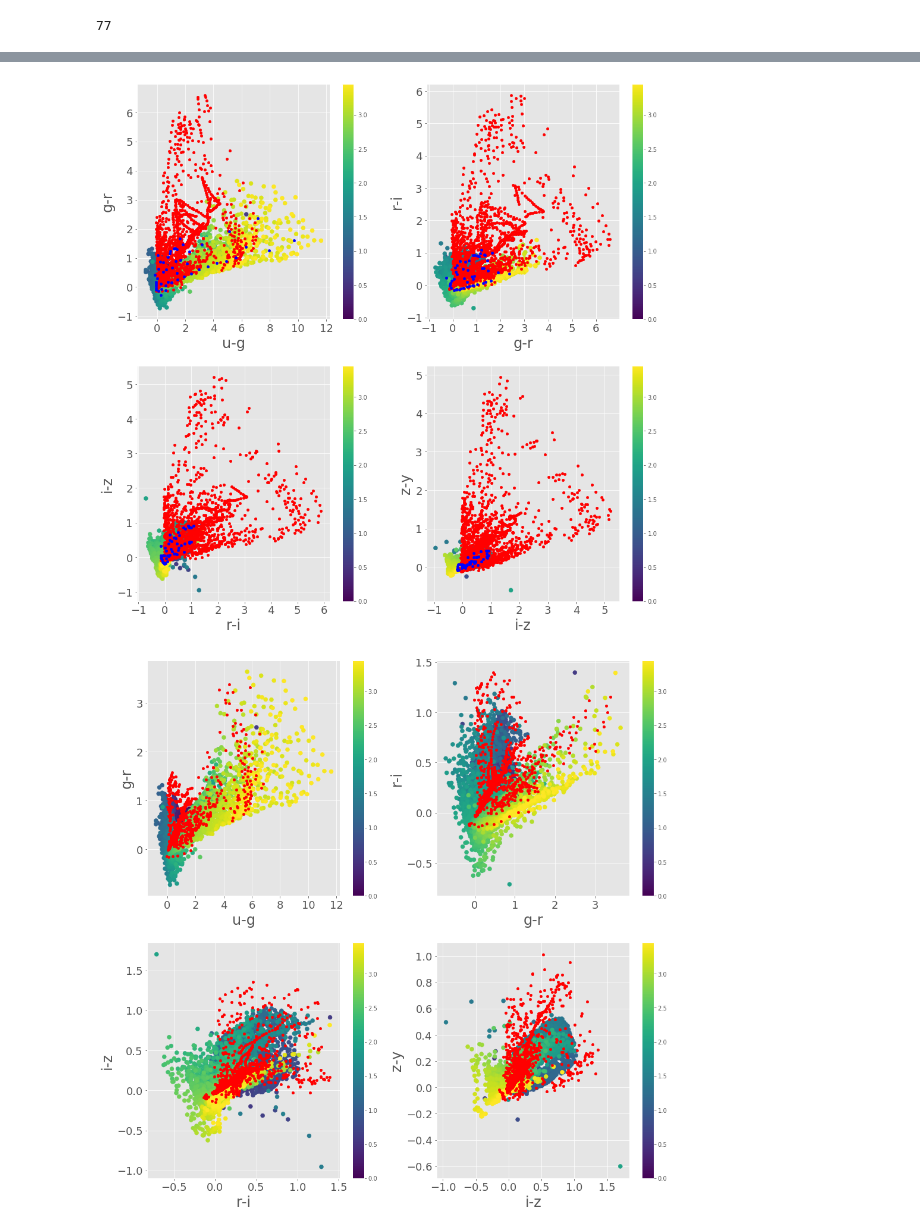
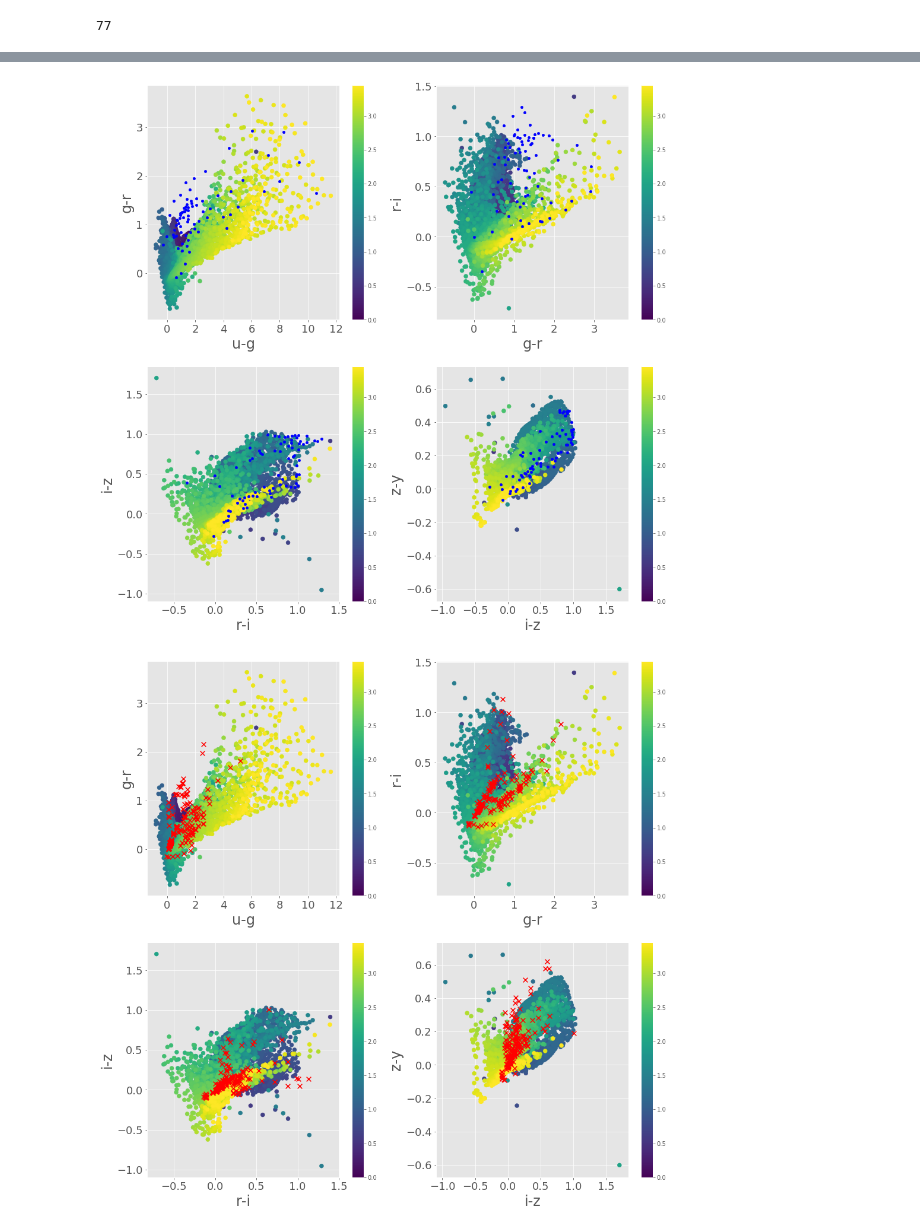
Before and after one commit to jbkalmbach/old_pam, a Jupyter notebook: examples/find_rest_frame_colors.ipynb, the cells around one changed output, grey strips where cells are left out. Drawn from its saved outputs; the diff is of its cells as text; code cells hidden in the pictures.

```diff
--- a/examples/find_rest_frame_colors.ipynb
+++ b/examples/find_rest_frame_colors.ipynb
@@ -462,7 +458,7 @@ for i in range(4):
 mags_templates = []
 redshift_templates = []
 
-for z_bin_idx in range(70):
+for z_bin_idx in range(50):
     z_shift = z_vals[z_bin_idx]
     for sed_obj_idx in keep_templates:
         test_sed = deepcopy(pca_obj.spec_list_orig[sed_obj_idx])
@@ -477,3 +475,22 @@ redshift_templates = np.array(redshift_templates)
+# %%
+# Same thing as above but with finer redshift resolution
+mags_templates = []
+redshift_templates = []
+
+new_z_vals = np.arange(0, 2.51, 0.01)
+
+for z_bin_idx in range(251):
+    z_shift = new_z_vals[z_bin_idx]
+    for sed_obj_idx in keep_templates:
+        test_sed = deepcopy(pca_obj.spec_list_orig[sed_obj_idx])
+        test_sed.redshiftSED(z_shift, dimming=True)
+        test_sed_list.append(test_sed)
+        sed_mags = bandpass_dict.magListForSed(test_sed)
+        mags_templates.append(sed_mags)
+        redshift_templates.append(z_shift)
+
+mags_templates = np.array(mags_templates)
+redshift_templates = np.array(redshift_templates)
 # %%
 t_col = mags_templates[:,:-1] - mags_templates[:,1:]
 # %%
@@ -489,0 +510,5 @@ len(t_keep)
+# %%
+distances_test, indices_test = nbrs.kneighbors(cluster_centers_test)
+# %%
+test_keep = np.where(distances_test > 0.1)[0]
+print(len(test_keep))
@@ -509,30 +560,30 @@ for i in range(4):
 # %%
 fig = plt.figure(figsize=(16,16))
 for i in range(4):
     fig.add_subplot(2,2,i+1)
     plt.scatter(cluster_centers_gap[:,i], cluster_centers_gap[:,i+1], c=cl_z_full, s=48)
     plt.colorbar()
-    plt.scatter(t_col[:,i], t_col[:,i+1], c='r', s=20)
-    plt.scatter(cluster_centers_test[:,i], cluster_centers_test[:,i+1], c='b', s=20)
+    #plt.scatter(t_col[:,i], t_col[:,i+1], c='r', s=20)
+    plt.scatter(cluster_centers_test[test_keep,i], cluster_centers_test[test_keep,i+1], c='b', s=20)
     plt.xlabel(colors[i], size=24)
     plt.ylabel(colors[i+1], size=24)
     plt.xticks(size=18)
     plt.yticks(size=18)
 # %% [output]
-[figure, old version]
+[figure, new version]
 # %%
 fig = plt.figure(figsize=(16,16))
 for i in range(4):
     fig.add_subplot(2,2,i+1)
     plt.scatter(cluster_centers_gap[:,i], cluster_centers_gap[:,i+1], c=cl_z_full, s=48)
     plt.colorbar()
-    plt.scatter(t_col[t_keep,i], t_col[t_keep,i+1], c='r', s=20)
+    plt.scatter(t_col[t_keep,i], t_col[t_keep,i+1], c='r', s=60, marker='x')
     plt.xlabel(colors[i], size=24)
     plt.ylabel(colors[i+1], size=24)
     plt.xticks(size=18)
     plt.yticks(size=18)
 # %% [output]
-[figure, old version]
+[figure, new version]
 # %%
 fig = plt.figure(figsize=(16,16))
 for i in range(4):
```
Also changed, not shown: parts of 30 cells of this notebook, 6 other files.
